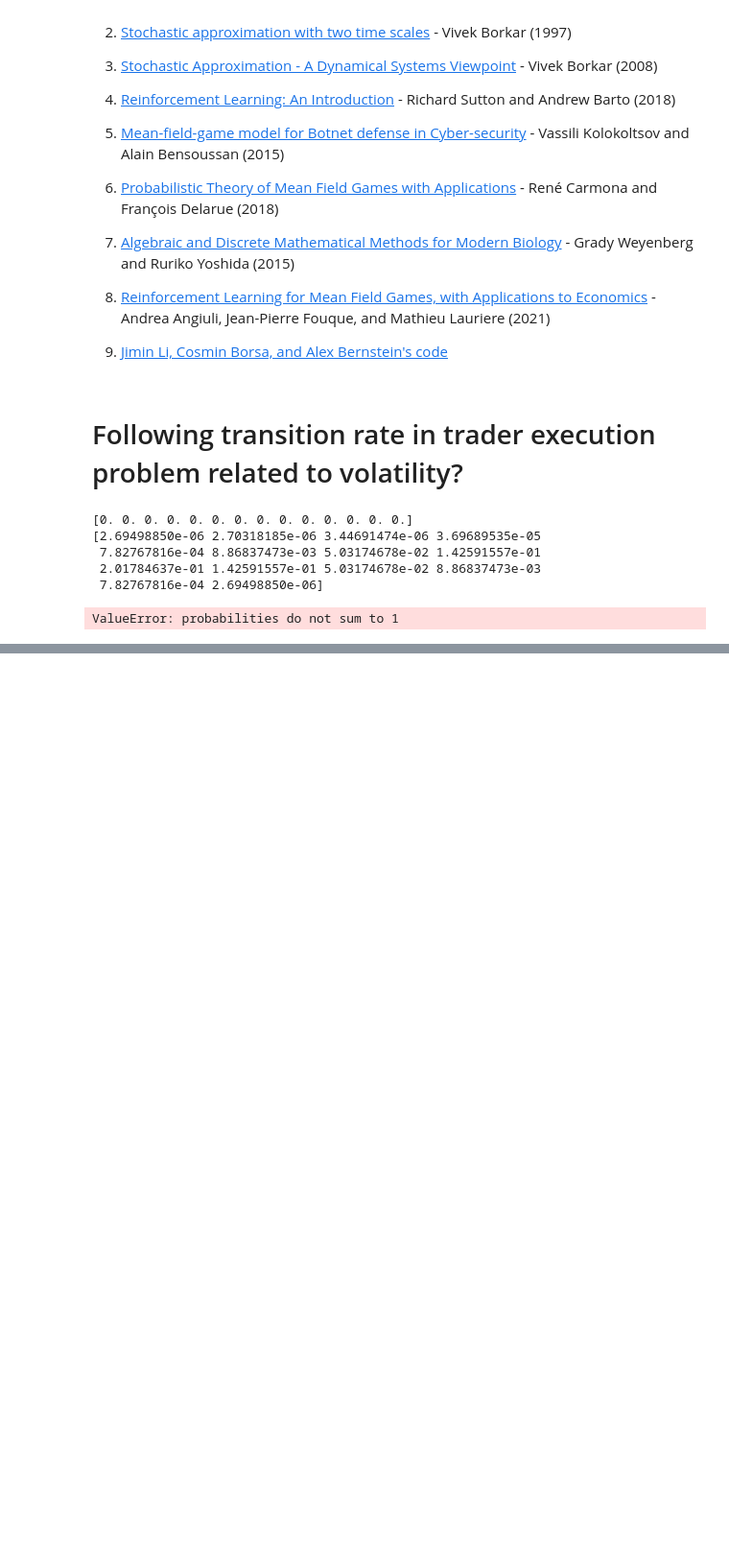
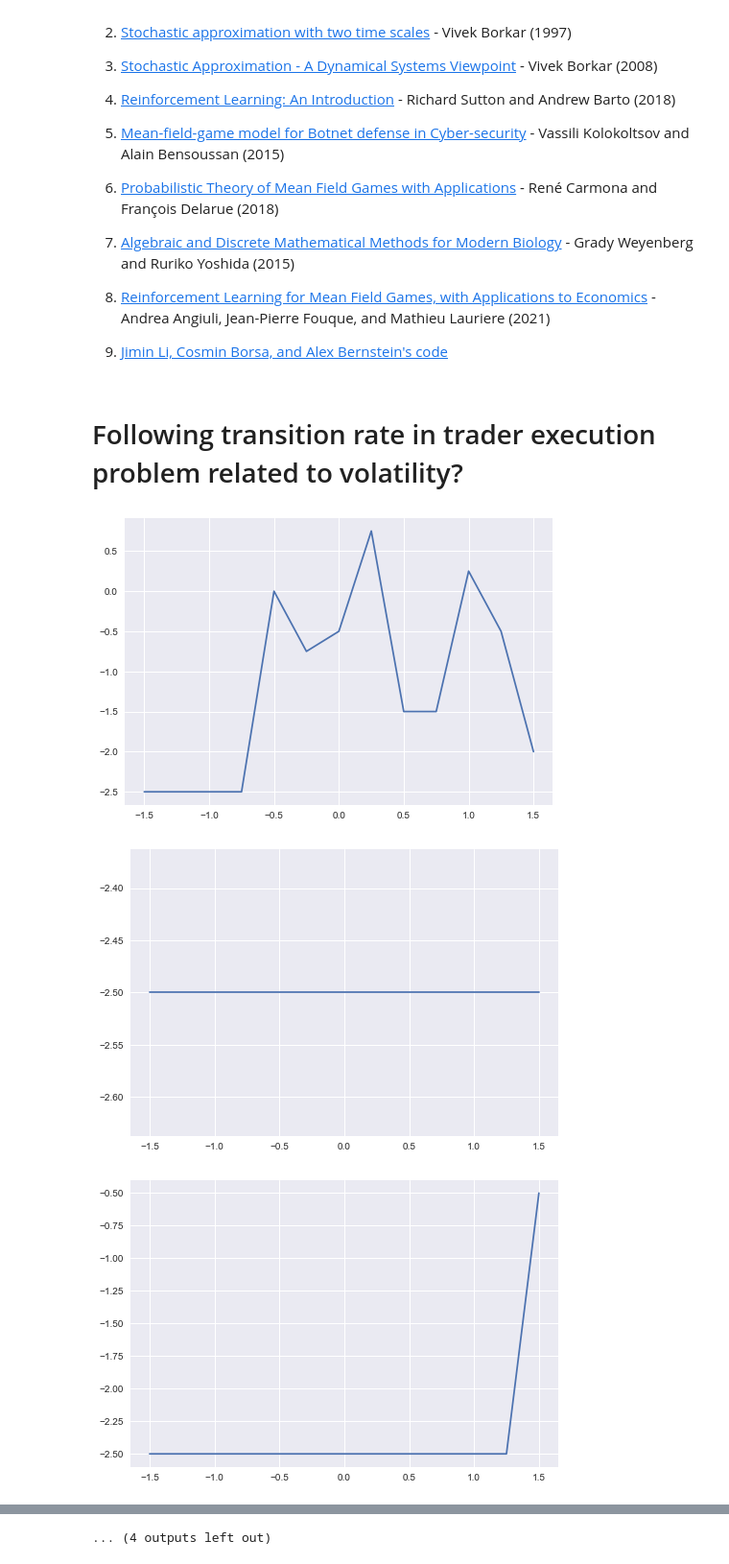
Before and after one commit to jamesdchen/public_html, a Jupyter notebook: meep.ipynb, the cells around one changed output, grey strips where cells are left out. Shown at 96% size. Saved outputs shown, nothing was run; the diff lists cells and outputs as text; code cells hidden in the pictures; blank space fills up the shorter version.

```diff
--- a/meep.ipynb
+++ b/meep.ipynb
@@ -822,14 +816,11 @@ def RL(episodes):
     rho_Q_plot  = np.zeros((episodes, N_s+1))
     rho_nu_plot = np.zeros(episodes)
 
-    # time-step length
-    delta_t = T/N_s
-
     # matrix that when sliced on state index will serve as dirac delta for that state for updating distribution
     dirac = np.diag(np.ones((d*m)))
 
     # loop through episodes
-    for k in tqdm(range(1, episodes+1)):
+    for k in tqdm(range(1,episodes)):
 
         # calculate state distribution learning rate for episode
         rho_nu = 1/(1 + (k+1))**omega_nu
@@ -851,16 +842,14 @@ def RL(episodes):
                 A = rnd.choice(range(m))
 
             # update distribution
-            print(nu[1,0,0])
             nu[k, tau] = nu[k-1, tau] + rho_nu*(dirac[(X-1)*(d+1)+A-1].reshape(d,m) - nu[k-1, tau])
-            print(nu[1,0,0])
 
             # increment counter for state-action visits by 1 for calculating learning rate for Q
             sa_counter[tau, X, A] += 1
 
             # observe next state by converting the rate matrix to a probability matrix by finding matrix exponential
-            state_trans_prob = expm(transition_rate(A, nu[k, tau, :, A]) * delta_t)[X]
-            X_prime = rnd.choice(range(d), p = state_trans_prob)
+            # state_trans_prob = expm(transition_rate(A, nu[k, tau, :, A]) * delta_t)[X]
+            X_prime = update_X_prime(X, A)
 
             # calculate learning rate for Q (notice the N_s for finite horizon)
             rho_Q = 1/(1 + N_s*sa_counter[tau, X, A])**omega_Q
@@ -870,7 +859,7 @@ def RL(episodes):
             if tau == N_s:
                 B = (c_g/2)*state_space[X_prime]**2 # Almgren-Chriss framework
             else:
-                B = f(X_prime, A, nu[k, tau, X_prime]) + gamma*np.min(Q[tau+1, X_prime])
+                B = f(X_prime, A, nu[k, tau]) + gamma*np.min(Q[tau+1, X_prime])
             Q[tau, X, A] = Q[tau, X, A] + rho_Q*(B - Q[tau, X, A])
 
             # set next state for following time-step
@@ -884,6 +873,9 @@ def RL(episodes):
 # %%
 T        = 1
 N_s      = 16
+
+# time-step length
+dt = T/N_s
 
 # state space & action space
 a            = -1.5 # min of state space
@@ -899,6 +891,8 @@ c_g      = .3
 mu_0     = norm.pdf(state_space, .5, .3)*np.sqrt(1/N_s) # normal distribution probabilities
 mu_0     += (1 - sum(mu_0))/len(state_space)            # an attempt at discretization
 
+sigma    = .5
+
 # exploration rate for e-greedy
 epsilon  = .1
 
@@ -912,19 +906,24 @@ omega_Q  = .55
 omega_nu = .85
 
 # cost
-def f(x, alpha, theta):
-    return {(c_alpha/2)*action_space[alpha]**2 + (c_x/2)*state_space[x]**2
-            - gamma*state_space[x]*action_space@theta}
+def f(x, alpha, nu):
+    return ((c_alpha/2)*action_space[alpha]**2 + (c_x/2)*state_space[x]**2
+            - gamma*state_space[x]*action_space@np.sum(nu, axis = 0))
                                 # inner product for integral
 
 
 # here goes nothing...
 
-nu, Q, rho_mu, rho_Q = RL(episodes = 100)
+nu, Q, rho_mu, rho_Q = RL(10000)
-# %% [output]
-[0. 0. 0. 0. 0. 0. 0. 0. 0. 0. 0. 0. 0. 0.]
-[2.69498850e-06 2.70318185e-06 3.44691474e-06 3.69689535e-05
- 7.82767816e-04 8.86837473e-03 5.03174678e-02 1.42591557e-01
- 2.01784637e-01 1.42591557e-01 5.03174678e-02 8.86837473e-03
- 7.82767816e-04 2.69498850e-06]
-ValueError: probabilities do not sum to 1
+# %%
+# plot the state distribution evolution for final episode
+
+# plot average learning rate for each episode
+for i in range(16):
+    plt.figure(i)
+    plt.plot(state_space, action_space[np.argmin(Q[i, :], axis = 1)])
+plt.show()
+# %% [output]
+[figure, added]
+[figure, added]
+[figure, added]
@@ -930,0 +939 @@ ValueError: probabilities do not sum to 1
+... (4 outputs left out)
```
Also changed, not shown: parts of 5 cells of this notebook.
